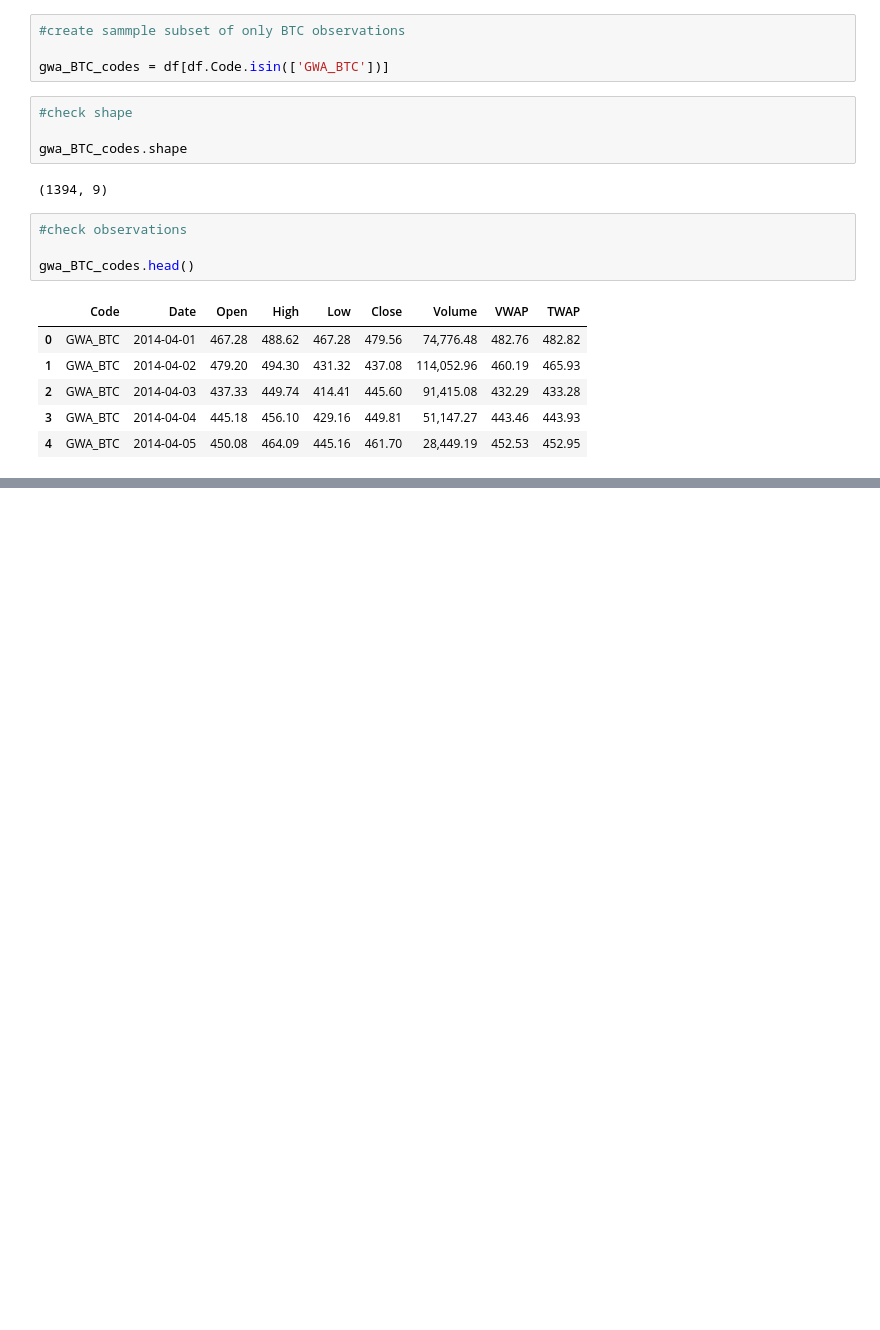
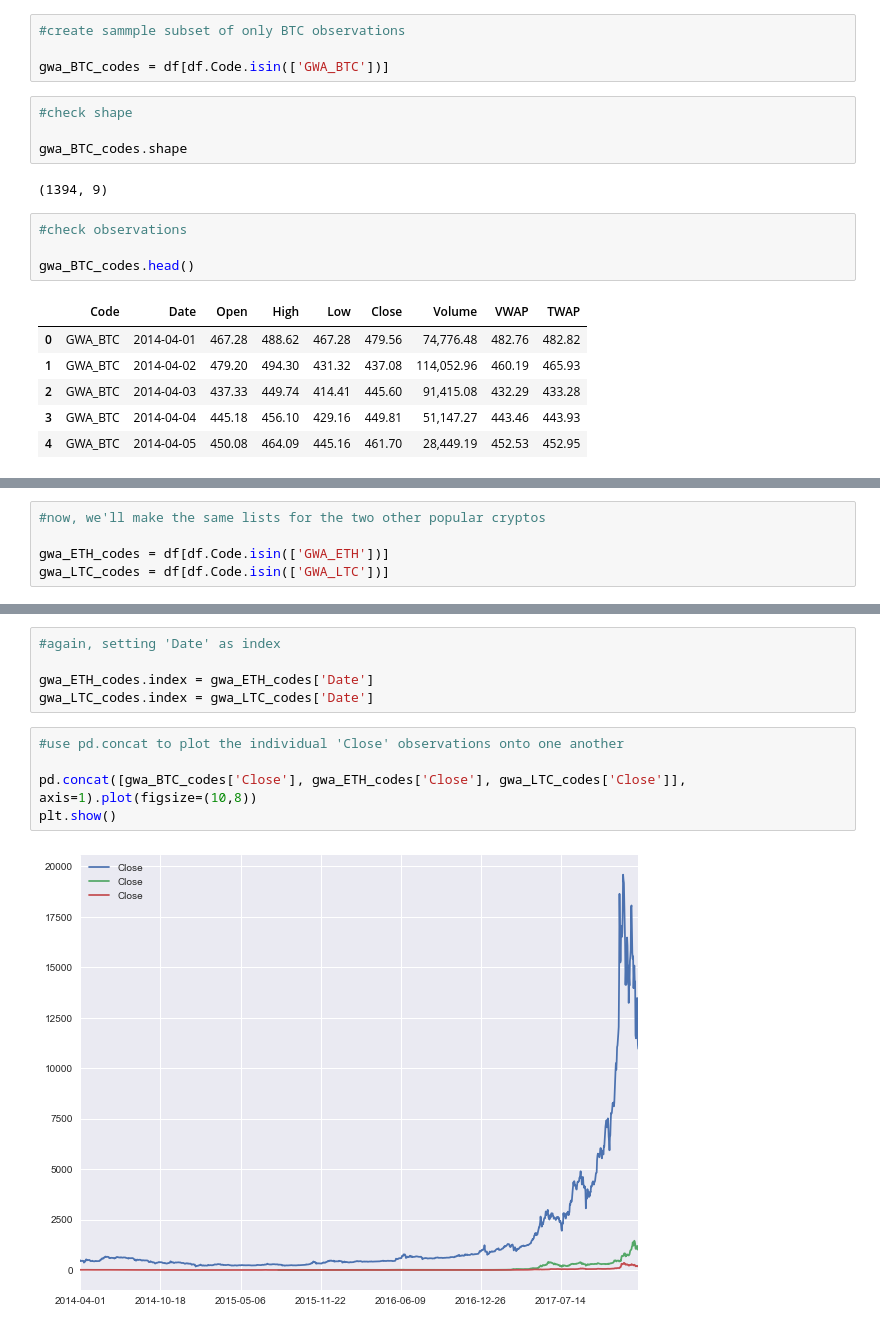
Before and after one commit to rscheiwe/CryptoWrangling, a Jupyter notebook: CryptoWrangling_Prelim_Explore.ipynb, the cells around one changed output, grey strips where cells are left out. Drawn from its saved outputs; the diff is of its cells as text; blank space fills up the shorter version.

```diff
--- a/CryptoWrangling_Prelim_Explore.ipynb
+++ b/CryptoWrangling_Prelim_Explore.ipynb
@@ -140,3 +146,8 @@ title('BTC Price Volatility')
 plt.show()
 # %% [output]
 [figure]
+# %%
+#now, we'll make the same lists for the two other popular cryptos
+
+gwa_ETH_codes = df[df.Code.isin(['GWA_ETH'])]
+gwa_LTC_codes = df[df.Code.isin(['GWA_LTC'])]
@@ -142,0 +162,12 @@ plt.show()
+# %%
+#again, setting 'Date' as index
+
+gwa_ETH_codes.index = gwa_ETH_codes['Date']
+gwa_LTC_codes.index = gwa_LTC_codes['Date']
+# %%
+#use pd.concat to plot the individual 'Close' observations onto one another
+
+pd.concat([gwa_BTC_codes['Close'], gwa_ETH_codes['Close'], gwa_LTC_codes['Close']], axis=1).plot(figsize=(10,8))
+plt.show()
+# %% [output]
+[figure, added]
```
Also changed, not shown: parts of 9 cells of this notebook.
